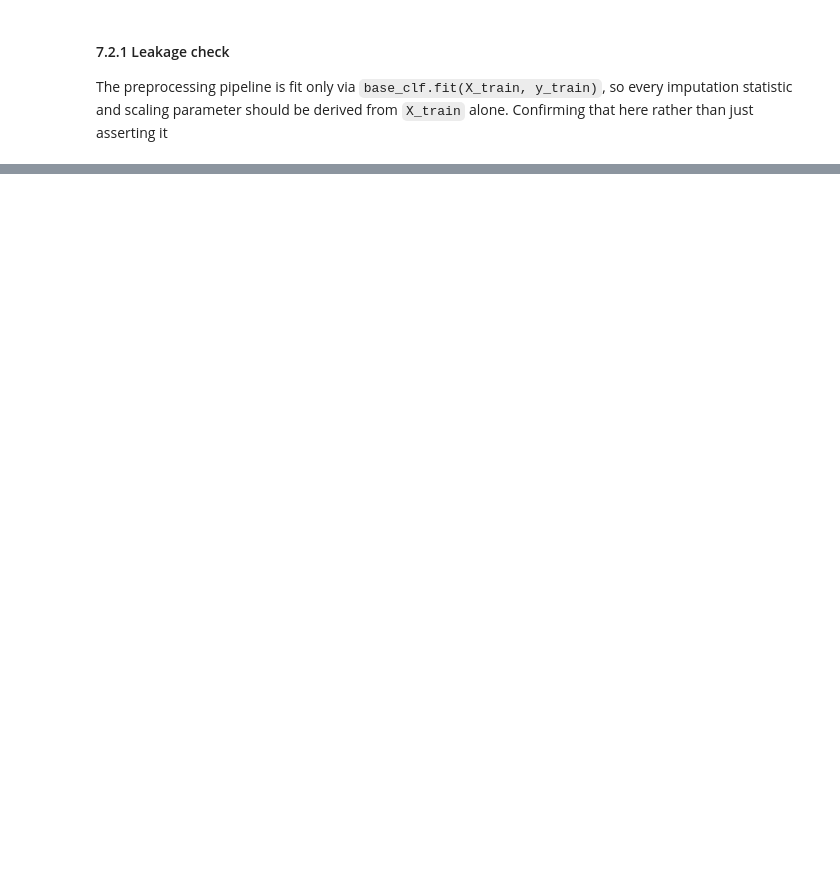
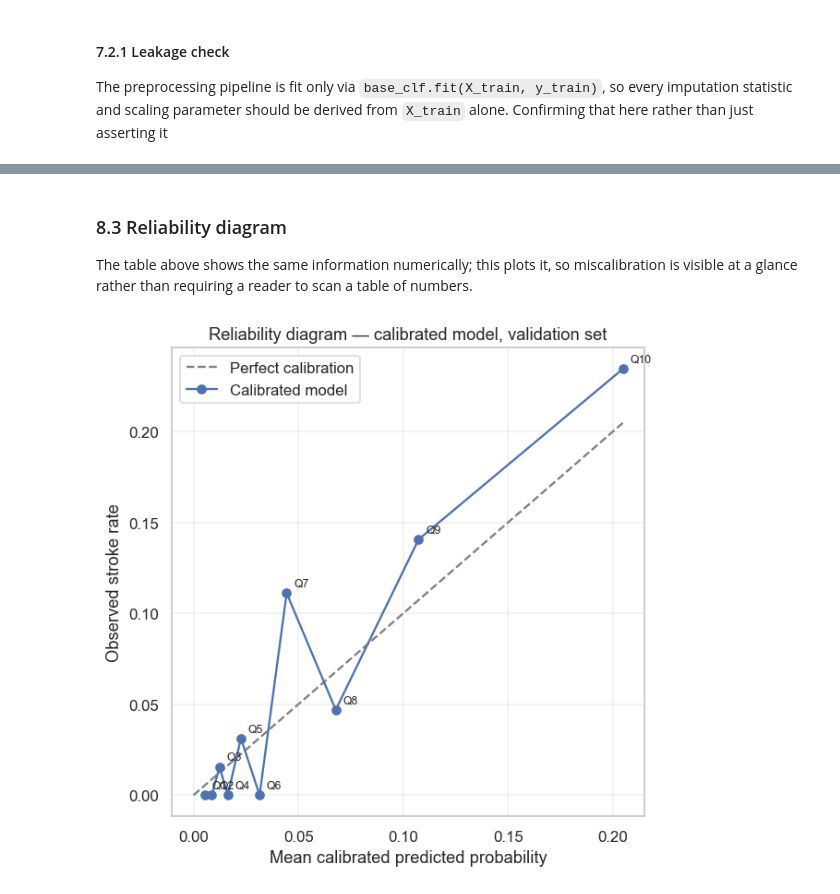
Before and after one commit to mjcolmenarez/AI4HC_stroke_project, a Jupyter notebook: notebooks/main_notebook.ipynb, the cells around one changed output, grey strips where cells are left out. Saved outputs shown, nothing was run; the diff lists cells and outputs as text; code cells hidden in the pictures; blank space fills up the shorter version.

Commit message:
Calibration, subgroup discrimination and harms analysis (Steps 5,6)

```diff
--- a/notebooks/main_notebook.ipynb
+++ b/notebooks/main_notebook.ipynb
@@ -925,0 +951,25 @@ Full-dataset medians (for comparison, NOT what the pipeline used): [45.   91.88
+# %%
+from sklearn.metrics import roc_auc_score, average_precision_score, brier_score_loss, log_loss
+
+raw_val_scores = positive_scores(base_clf, X_val)
+calibrated_val_scores = positive_scores(calibrated_clf, X_val)
+
+comparison = pd.DataFrame({
+    "Metric": ["ROC AUC", "PR AUC", "Log loss", "Brier score", "Mean predicted risk"],
+    "Raw (base_clf)": [
+        roc_auc_score(y_val, raw_val_scores),
+        average_precision_score(y_val, raw_val_scores),
+        log_loss(y_val, raw_val_scores),
+        brier_score_loss(y_val, raw_val_scores),
+        raw_val_scores.mean()
+    ],
+    "Calibrated": [
+        roc_auc_score(y_val, calibrated_val_scores),
+        average_precision_score(y_val, calibrated_val_scores),
+        log_loss(y_val, calibrated_val_scores),
+        brier_score_loss(y_val, calibrated_val_scores),
+        calibrated_val_scores.mean()
+    ]
+})
+print(f"Observed stroke prevalence in validation: {y_val.mean():.4f}\n")
+print(comparison.round(4).to_string(index=False))
@@ -925,0 +1038,26 @@ Full-dataset medians (for comparison, NOT what the pipeline used): [45.   91.88
+# %% [markdown]
+### 8.3 Reliability diagram
+
+The table above shows the same information numerically; this plots it, so miscalibration is visible at a glance rather than requiring a reader to scan a table of numbers.
+# %%
+fig, ax = plt.subplots(figsize=(6, 6))
+
+ax.plot([0, reliability_table["mean_pred_after"].max()],
+        [0, reliability_table["mean_pred_after"].max()],
+        linestyle="--", color="gray", label="Perfect calibration")
+
+ax.plot(reliability_table["mean_pred_after"], reliability_table["observed_rate"],
+        marker="o", color="#4C72B0", label="Calibrated model")
+
+for _, row in reliability_table.iterrows():
+    ax.annotate(row["risk_band"], (row["mean_pred_after"], row["observed_rate"]),
+                textcoords="offset points", xytext=(5, 5), fontsize=8)
+
+ax.set_xlabel("Mean calibrated predicted probability")
+ax.set_ylabel("Observed stroke rate")
+ax.set_title("Reliability diagram — calibrated model, validation set")
+ax.legend()
+ax.grid(alpha=0.3)
+plt.show()
+# %% [output]
+[figure, added]
```
Also changed, not shown: parts of 24 cells of this notebook.
